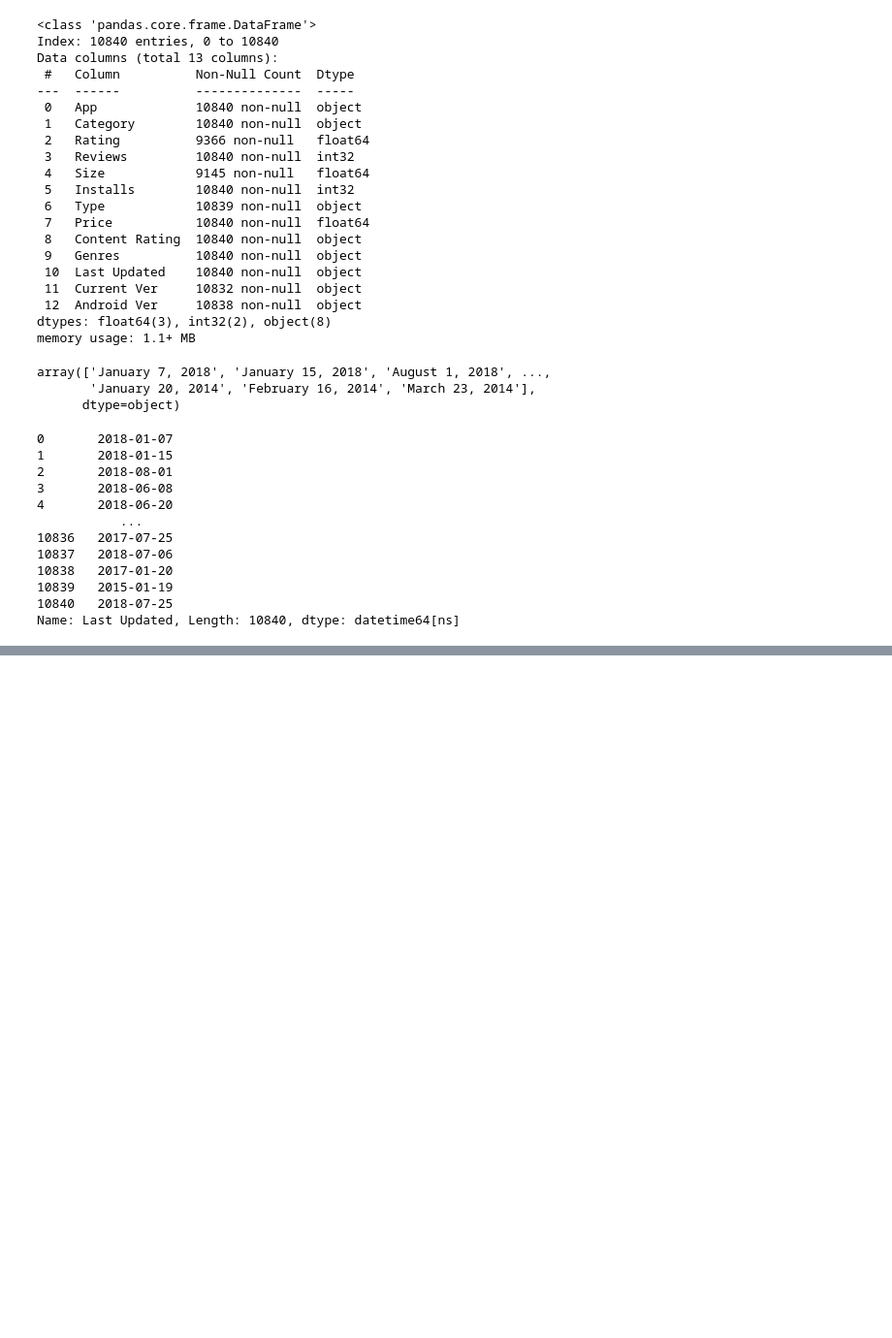
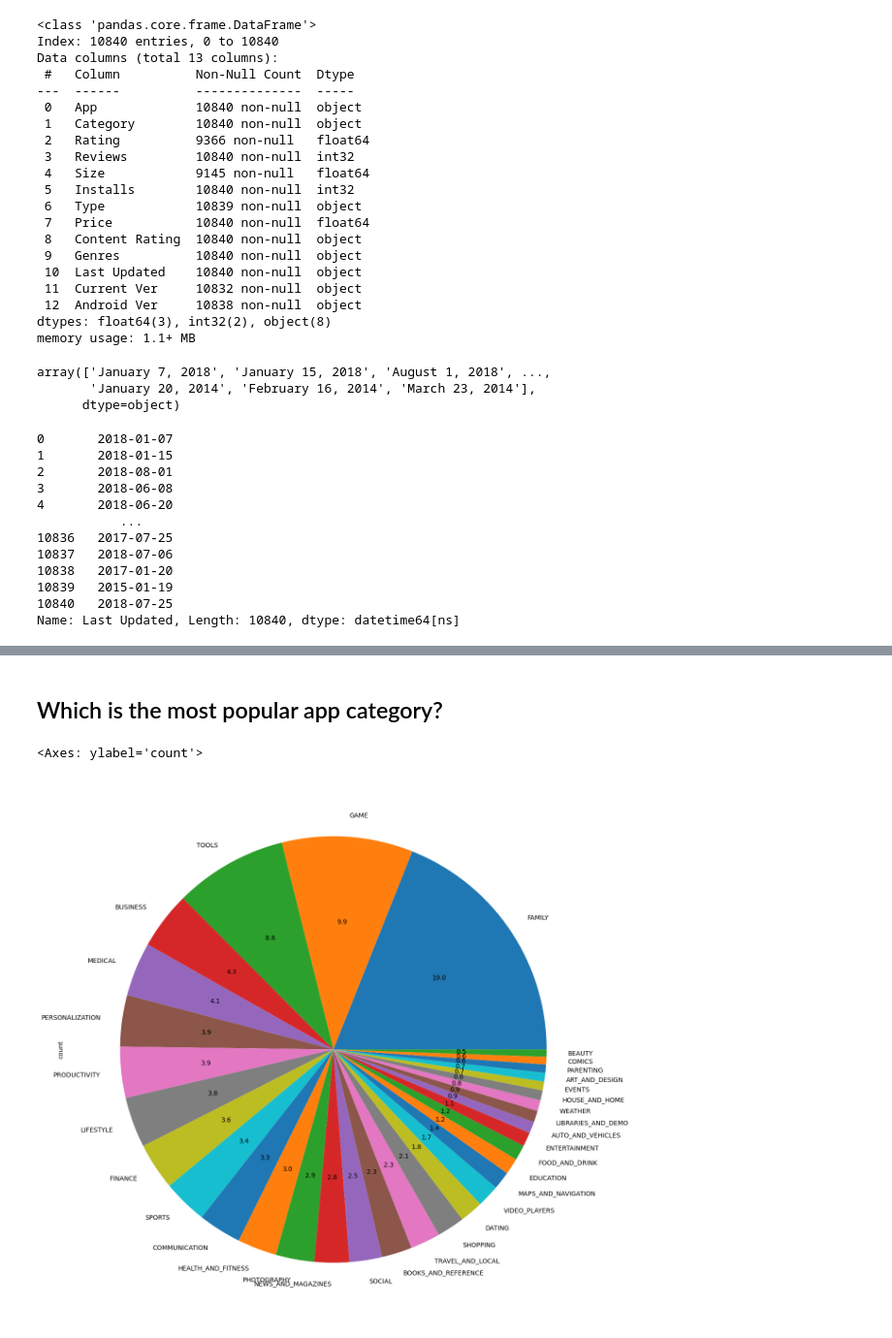
Before and after one commit to venkat-yalamanchili/EDA, a Jupyter notebook: 3.Google_playstore.ipynb, the cells around one changed output, grey strips where cells are left out. Shown at 97% size. Cells and saved outputs as stored; diff of their text form; code cells hidden in the pictures; blank space fills up the shorter version.

```diff
--- a/3.Google_playstore.ipynb
+++ b/3.Google_playstore.ipynb
@@ -315,0 +434,7 @@ df_copy.to_csv('google_cleaned.csv')
+# %% [markdown]
+## Which is the most popular app category?
+# %%
+df_copy['Category'].value_counts().plot.pie(figsize=(15,16),autopct='%1.1f')
+# %% [output]
+<Axes: ylabel='count'>
+[figure, added]
```
Also changed, not shown: parts of 26 cells of this notebook.
